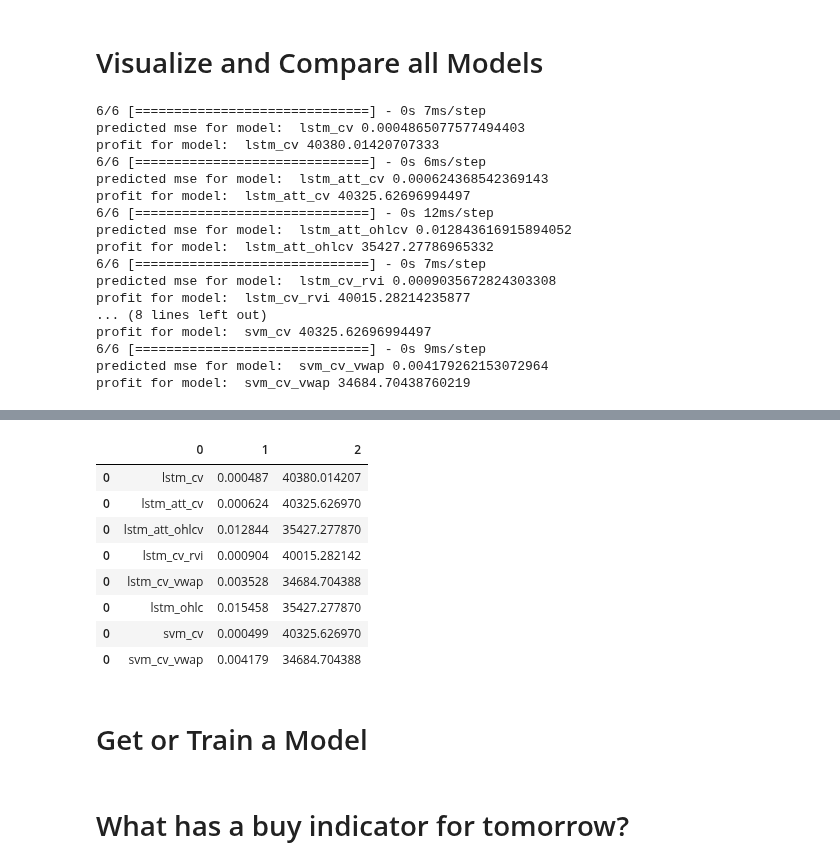
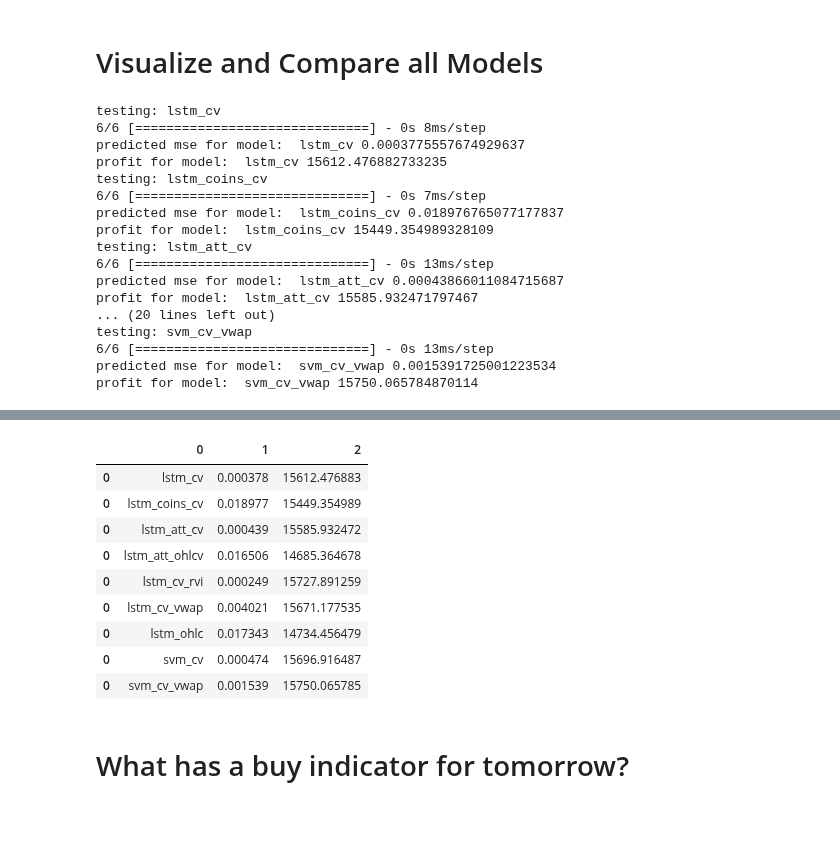
Before and after one commit to j03m/alfred, a Jupyter notebook: Coin_Predictions.ipynb, the cells around one changed output, grey strips where cells are left out. Cells and saved outputs as stored; diff of their text form; code cells hidden in the pictures; blank space fills up the shorter version.

```diff
--- a/Coin_Predictions.ipynb
+++ b/Coin_Predictions.ipynb
@@ -525,7 +598,7 @@ if load_models:
       models[name] = joblib.load(model_path + "/" + name + ".joblib")
     else:
       models[name] = keras.models.load_model(model_path + "/" + name + ".h15")
-  lstm_15 = keras.models.load_model(model_path + "/lstm_15m.h15")
+  lstm_15m = keras.models.load_model(model_path + "/lstm_15m.h15")
   print ("models loaded")
 
 else:
@@ -633,7 +667,7 @@ WARNING:absl:Found untraced functions such as lstm_cell_291_layer_call_fn, lstm_
 # Visualize and Compare all Models
 # %%
 #data
-df_raw = get_coin_data_frames(180, "DOGE3L-USDT")
+df_raw = get_coin_data_frames(180, "DOGE-USDT")
 [scaled_features, X, y, normal_features] = convert_to_training_dataset(df_raw, columns=gbl_all_columns)
 
 df_chart = pd.DataFrame();
@@ -644,59 +678,69 @@ df_chart["Close"] = scaled_close
 graph_columns = ["Date","Close"]
 
 results = pd.DataFrame();
-for key, model in models.items():
 
+stuff = models.items()
+
+backtest_filter = model_config["backtest_filter"]
+
+for key, model in stuff:
+
+
+  if (len(backtest_filter)!=0 and not key in backtest_filter):
+    print("skipping:", key)
+    continue
+
+  print("testing:", key)
   graph_columns.append(key)
 
   # colums = todo, supply columns to each and pluck unwanted so this
   columns = model_config["column_sets"][key]
   fields = list(range(len(columns)))
 
   # todo recompair model orig
   x = X[:,fields]
   predicted = model.predict(x).flatten()
 
   mse = mean_squared_error(scaled_close, predicted)
   print("predicted mse for model: ", key, mse)
 
   [df_profit, profit] = build_profit_estimate(predicted, normal_features)
   print("profit for model: ", key, profit)
 
   results = results.append([[key, mse, profit]])
 
   df_chart[key] = predicted
 
 interactive_plot(df_chart[graph_columns], "wow")
 results
 # %% [output]
+testing: lstm_cv
+6/6 [==============================] - 0s 8ms/step
+predicted mse for model:  lstm_cv 0.0003775557674929637
+profit for model:  lstm_cv 15612.476882733235
+testing: lstm_coins_cv
 6/6 [==============================] - 0s 7ms/step
-predicted mse for model:  lstm_cv 0.0004865077577494403
-profit for model:  lstm_cv 40380.01420707333
-6/6 [==============================] - 0s 6ms/step
-predicted mse for model:  lstm_att_cv 0.000624368542369143
-profit for model:  lstm_att_cv 40325.62696994497
-6/6 [==============================] - 0s 12ms/step
-predicted mse for model:  lstm_att_ohlcv 0.012843616915894052
-profit for model:  lstm_att_ohlcv 35427.27786965332
-6/6 [==============================] - 0s 7ms/step
-predicted mse for model:  lstm_cv_rvi 0.0009035672824303308
-profit for model:  lstm_cv_rvi 40015.28214235877
-... (8 lines left out)
-profit for model:  svm_cv 40325.62696994497
-6/6 [==============================] - 0s 9ms/step
-predicted mse for model:  svm_cv_vwap 0.004179262153072964
-profit for model:  svm_cv_vwap 34684.70438760219
+predicted mse for model:  lstm_coins_cv 0.018976765077177837
+profit for model:  lstm_coins_cv 15449.354989328109
+testing: lstm_att_cv
+6/6 [==============================] - 0s 13ms/step
+predicted mse for model:  lstm_att_cv 0.00043866011084715687
+profit for model:  lstm_att_cv 15585.932471797467
+... (20 lines left out)
+testing: svm_cv_vwap
+6/6 [==============================] - 0s 13ms/step
+predicted mse for model:  svm_cv_vwap 0.0015391725001223534
+profit for model:  svm_cv_vwap 15750.065784870114
 [interactive output not drawn]
 |  | 0 | 1 | 2 |
-| 0 | lstm_cv | 0.000487 | 40380.014207 |
-| 0 | lstm_att_cv | 0.000624 | 40325.626970 |
-| 0 | lstm_att_ohlcv | 0.012844 | 35427.277870 |
-| 0 | lstm_cv_rvi | 0.000904 | 40015.282142 |
-| 0 | lstm_cv_vwap | 0.003528 | 34684.704388 |
-| 0 | lstm_ohlc | 0.015458 | 35427.277870 |
-| 0 | svm_cv | 0.000499 | 40325.626970 |
-| 0 | svm_cv_vwap | 0.004179 | 34684.704388 |
+| 0 | lstm_cv | 0.000378 | 15612.476883 |
+| 0 | lstm_coins_cv | 0.018977 | 15449.354989 |
+| 0 | lstm_att_cv | 0.000439 | 15585.932472 |
+| 0 | lstm_att_ohlcv | 0.016506 | 14685.364678 |
+| 0 | lstm_cv_rvi | 0.000249 | 15727.891259 |
+| 0 | lstm_cv_vwap | 0.004021 | 15671.177535 |
+| 0 | lstm_ohlc | 0.017343 | 14734.456479 |
+| 0 | svm_cv | 0.000474 | 15696.916487 |
+| 0 | svm_cv_vwap | 0.001539 | 15750.065785 |
-# %% [markdown]
-# Get or Train a Model
 # %% [markdown]
 # What has a buy indicator for tomorrow?
```
Also changed, not shown: parts of 18 cells of this notebook.
